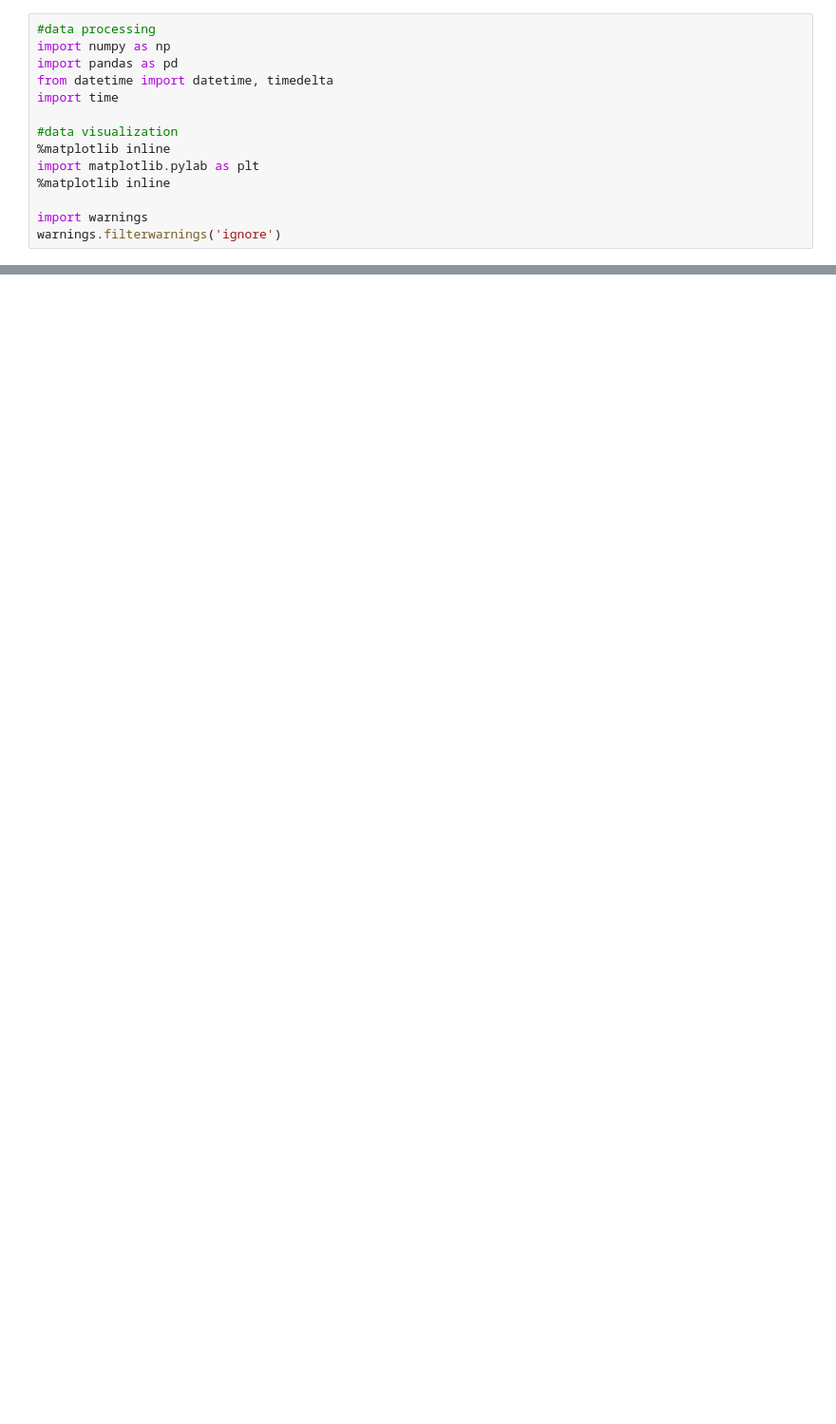
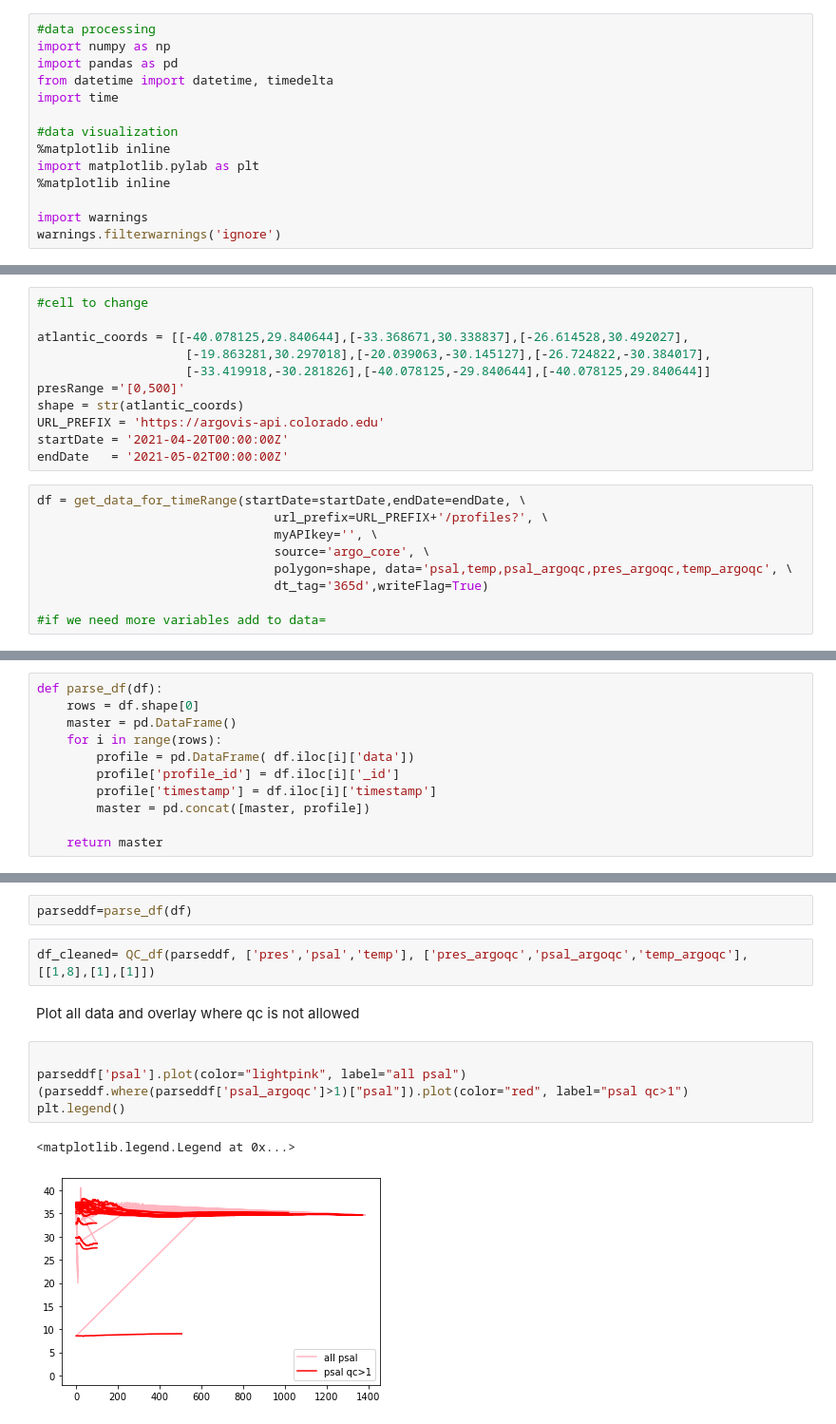
Before and after one commit to argovis/hackathon22-profile-grid, a Jupyter notebook: Binning.ipynb, the cells around one changed output, grey strips where cells are left out. Shown at 95% size. Saved outputs shown, nothing was run; the diff lists cells and outputs as text; blank space fills up the shorter version.

```diff
--- a/Binning.ipynb
+++ b/Binning.ipynb
@@ -464,3 +467,23 @@ def interpolate(profile, levels, method='pchip'):
     else:
         interpolated_profile['data_warnings'] = ['data_interpolated']
     return interpolated_profile
+# %%
+#cell to change
+
+atlantic_coords = [[-40.078125,29.840644],[-33.368671,30.338837],[-26.614528,30.492027],
+                    [-19.863281,30.297018],[-20.039063,-30.145127],[-26.724822,-30.384017],
+                    [-33.419918,-30.281826],[-40.078125,-29.840644],[-40.078125,29.840644]]
+presRange ='[0,500]'
+shape = str(atlantic_coords)
+URL_PREFIX = 'https://argovis-api.colorado.edu'
+startDate = '2021-04-20T00:00:00Z'
+endDate   = '2021-05-02T00:00:00Z'
+# %%
+df = get_data_for_timeRange(startDate=startDate,endDate=endDate, \
+                                url_prefix=URL_PREFIX+'/profiles?', \
+                                myAPIkey='', \
+                                source='argo_core', \
+                                polygon=shape, data='psal,temp,psal_argoqc,pres_argoqc,temp_argoqc', \
+                                dt_tag='365d',writeFlag=True)
+
+#if we need more variables add to data=
@@ -466,0 +493,11 @@ def interpolate(profile, levels, method='pchip'):
+# %%
+def parse_df(df):
+    rows = df.shape[0]
+    master = pd.DataFrame()
+    for i in range(rows):
+        profile = pd.DataFrame( df.iloc[i]['data'])
+        profile['profile_id'] = df.iloc[i]['_id']
+        profile['timestamp'] = df.iloc[i]['timestamp']
+        master = pd.concat([master, profile])
+
+    return master
@@ -466,0 +518,14 @@ def interpolate(profile, levels, method='pchip'):
+# %%
+parseddf=parse_df(df)
+# %%
+df_cleaned= QC_df(parseddf, ['pres','psal','temp'], ['pres_argoqc','psal_argoqc','temp_argoqc'], [[1,8],[1],[1]])
+# %% [markdown]
+Plot all data and overlay where qc is not allowed
+# %%
+
+parseddf['psal'].plot(color="lightpink", label="all psal")
+(parseddf.where(parseddf['psal_argoqc']>1)["psal"]).plot(color="red", label="psal qc>1")
+plt.legend()
+# %% [output]
+<matplotlib.legend.Legend at 0x...>
+[figure, added]
```
Also changed, not shown: parts of 5 cells of this notebook.
